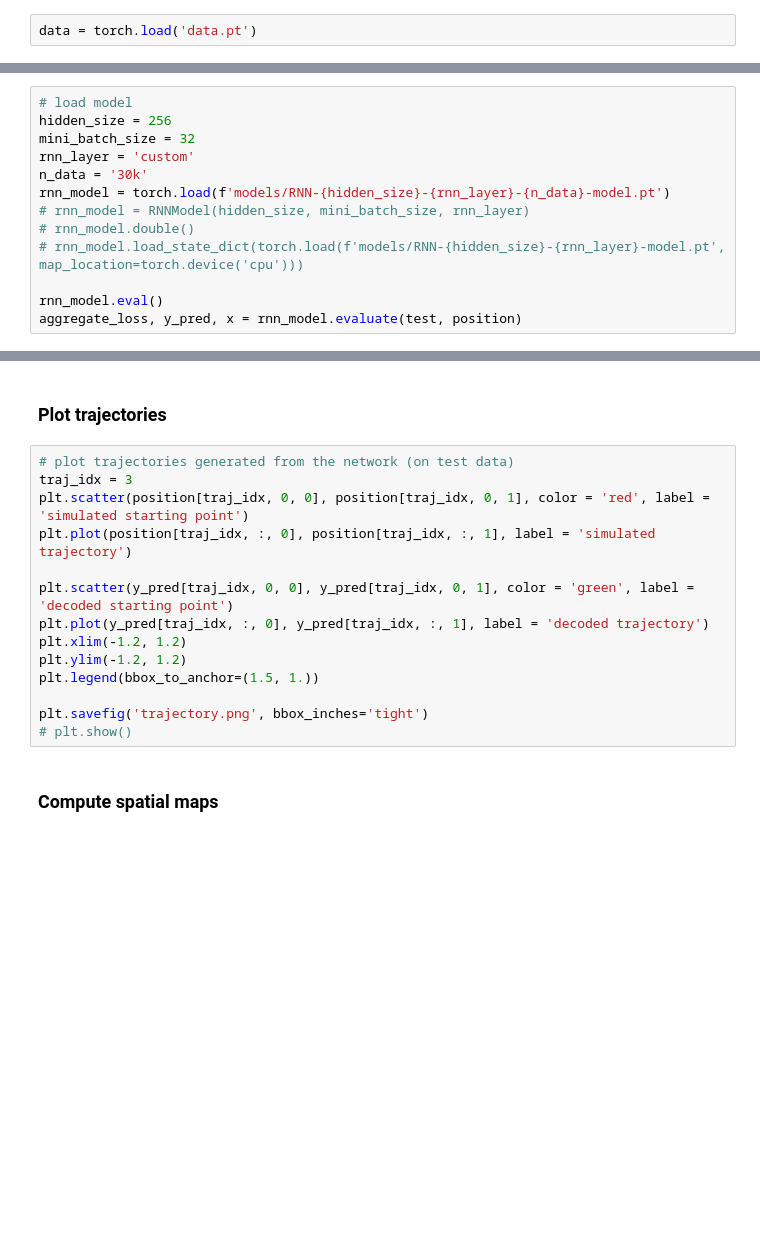
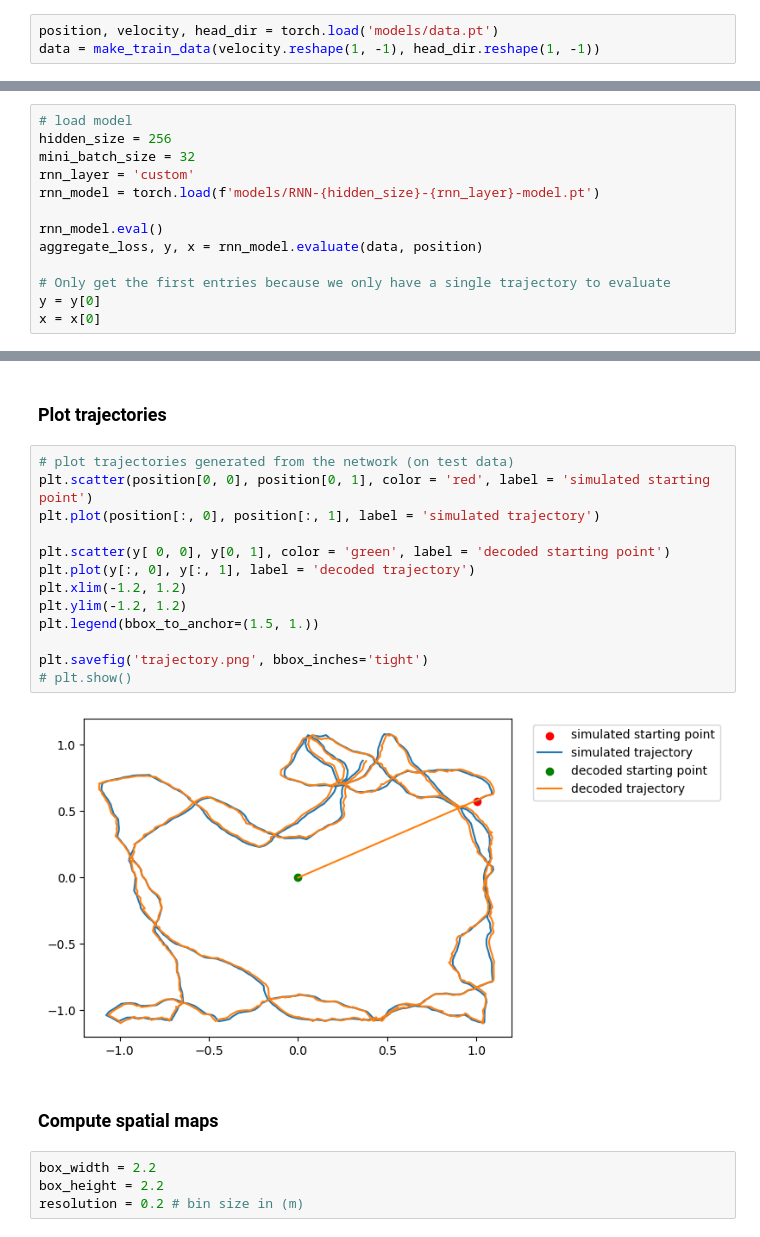
Before and after one commit to nguyen-td/activation-patterns, a Jupyter notebook: load_network.ipynb, the cells around one changed output, grey strips where cells are left out. Drawn from its saved outputs; the diff is of its cells as text; blank space fills up the shorter version.

Commit message:
fix starting point, add ratemap plotting

```diff
--- a/load_network.ipynb
+++ b/load_network.ipynb
@@ -11,4 +15,5 @@ from utils import make_train_data, TrajectoryGenerator, create_ratemaps
 # %% [markdown]
 ### Load data
 # %%
-data = torch.load('data.pt')
+position, velocity, head_dir = torch.load('models/data.pt')
+data = make_train_data(velocity.reshape(1, -1), head_dir.reshape(1, -1))
@@ -21,13 +22,13 @@ UnicodeDecodeError: 'utf-8' codec can't decode byte 0x82 in position 4717122: in
 hidden_size = 256
 mini_batch_size = 32
 rnn_layer = 'custom'
-n_data = '30k'
-rnn_model = torch.load(f'models/RNN-{hidden_size}-{rnn_layer}-{n_data}-model.pt')
-# rnn_model = RNNModel(hidden_size, mini_batch_size, rnn_layer)
-# rnn_model.double()
-# rnn_model.load_state_dict(torch.load(f'models/RNN-{hidden_size}-{rnn_layer}-model.pt', map_location=torch.device('cpu')))
+rnn_model = torch.load(f'models/RNN-{hidden_size}-{rnn_layer}-model.pt')
 
 rnn_model.eval()
-aggregate_loss, y_pred, x = rnn_model.evaluate(test, position)
+aggregate_loss, y, x = rnn_model.evaluate(data, position)
+
+# Only get the first entries because we only have a single trajectory to evaluate
+y = y[0]
+x = x[0]
 # %% [output]
 Start evaluation run:
@@ -38,18 +39,23 @@ Aggregated loss: 0.08655377064434999  202.698 seconds for this run
 ### Plot trajectories
 # %%
 # plot trajectories generated from the network (on test data)
-traj_idx = 3
-plt.scatter(position[traj_idx, 0, 0], position[traj_idx, 0, 1], color = 'red', label = 'simulated starting point')
-plt.plot(position[traj_idx, :, 0], position[traj_idx, :, 1], label = 'simulated trajectory')
+plt.scatter(position[0, 0], position[0, 1], color = 'red', label = 'simulated starting point')
+plt.plot(position[:, 0], position[:, 1], label = 'simulated trajectory')
 
-plt.scatter(y_pred[traj_idx, 0, 0], y_pred[traj_idx, 0, 1], color = 'green', label = 'decoded starting point')
-plt.plot(y_pred[traj_idx, :, 0], y_pred[traj_idx, :, 1], label = 'decoded trajectory')
+plt.scatter(y[ 0, 0], y[0, 1], color = 'green', label = 'decoded starting point')
+plt.plot(y[:, 0], y[:, 1], label = 'decoded trajectory')
 plt.xlim(-1.2, 1.2)
 plt.ylim(-1.2, 1.2)
 plt.legend(bbox_to_anchor=(1.5, 1.))
 
 plt.savefig('trajectory.png', bbox_inches='tight')
 # plt.show()
+# %% [output]
+[figure, added]
 # %% [markdown]
 ### Compute spatial maps
+# %%
+box_width = 2.2
+box_height = 2.2
+resolution = 0.2 # bin size in (m)
 # %%
```
Also changed, not shown: parts of 12 cells of this notebook, 6 other files.
